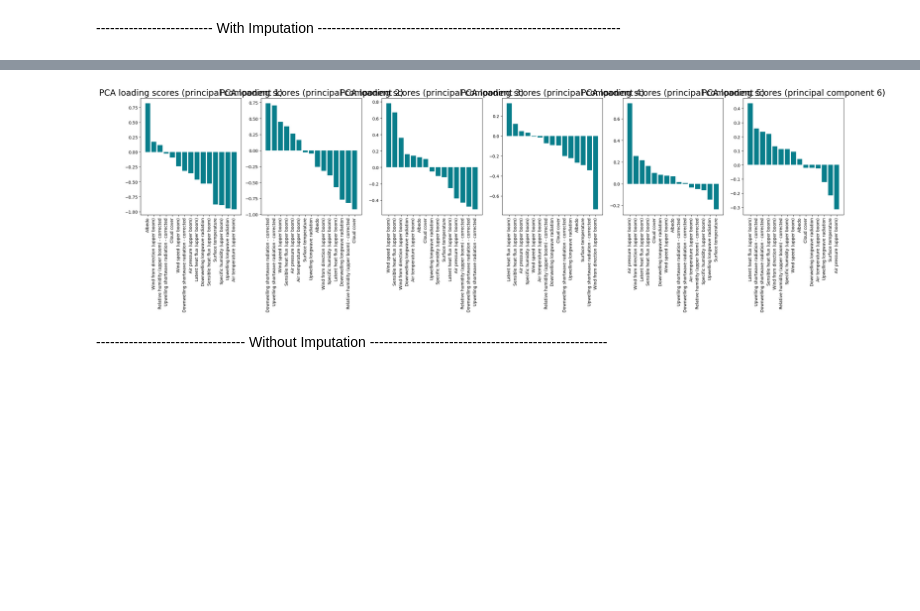
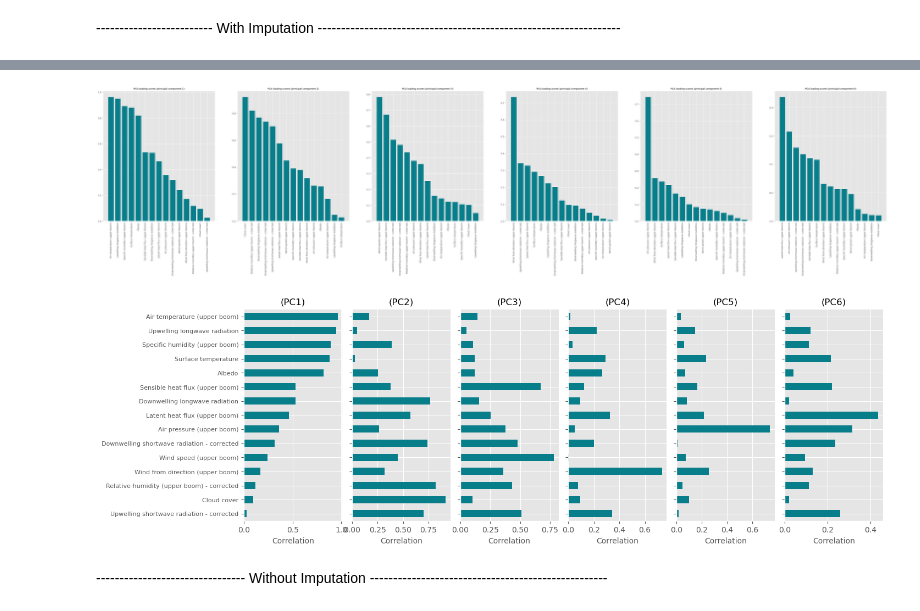
Before and after one commit to markbjerre/GEUS-Master-Thesis, a Jupyter notebook: scripts/SMB_Models_PCAv2.ipynb, the cells around one changed output, grey strips where cells are left out. Saved outputs shown, nothing was run; the diff lists cells and outputs as text; code cells hidden in the pictures; blank space fills up the shorter version.

```diff
--- a/scripts/SMB_Models_PCAv2.ipynb
+++ b/scripts/SMB_Models_PCAv2.ipynb
@@ -115,6 +115,7 @@ y=df["Surface height from combined measurements"]
 # using the train test split function
 X_train, X_test,y_train, y_test = train_test_split(X,y,
                                    test_size=0.2,
+                                   random_state=2023,
                                    shuffle=False)
 
 # This bit to convert all numerical values into the same scale
@@ -240,43 +227,72 @@ display(pca_df.iloc[1,:].sum())
 # %%
-
-
-
 labels_vals = list(labels.values())
 loadings = pd.DataFrame(
     data=pca.components_.T * np.sqrt(pca.explained_variance_),
     columns= labels_vals,
     index=  X_train[num_cols].columns
 )
 
 def plot_pca_loadings(labels_vals, loadings):
-    fig, axes = plt.subplots(1, len(labels_vals), figsize=(len(labels_vals)*5, 5))
+    fig, axes = plt.subplots(1, len(labels_vals), figsize=(len(labels_vals)*10, 10))
 
     for i, label in enumerate(labels_vals):
-        pc_loadings = loadings.sort_values(by=label, ascending=False)[[label]]
+        pc_loadings = loadings.abs().sort_values(by=label, ascending=False)[[label]]
         pc_loadings = pc_loadings.reset_index()
         pc_loadings.columns = ['Attribute', 'CorrelationWithPC{}'.format(i+1)]
         axes[i].bar(x=pc_loadings['Attribute'], height=pc_loadings['CorrelationWithPC{}'.format(i+1)], color='#087E8B')
-        axes[i].set_title('PCA loading scores (principal component {})'.format(i+1), size=20)
+        axes[i].set_title('PCA loading scores (principal component {})'.format(i+1), size=10)
         axes[i].tick_params(axis='x', rotation=90)
 
     plt.show()
 
-plot_pca_loadings(labels_vals,loadings)
-loadings = pd.DataFrame(
-    data=pca.components_.T * np.sqrt(pca.),
-    columns= labels_vals,
-    index=  X_train[num_cols].columns
-)
-#pc1_loadings = loadings.sort_values(by=labels_vals[0], ascending=False)[[labels_vals[0]]]
-#pc1_loadings = pc1_loadings.reset_index()
-#pc1_loadings.columns = ['Attribute', 'CorrelationWithPC1']
+plot_pca_loadings(labels_vals, loadings)
 
-#plt.bar(x=pc1_loadings['Attribute'], height=pc1_loadings['CorrelationWithPC1'], color='#087E8B')
-#plt.title('PCA loading scores (first principal component)', size=20)
-#plt.xticks(rotation='vertical')
-#plt.show()
+def plot_pca_stacked(labels_vals, loadings):
+    fig, axs = plt.subplots(nrows=len(loadings.columns), sharey=True, figsize=(8, 10))
+
+    # Loop over each column in the loadings dataframe and create a bar chart for each feature
+    for i, col in enumerate(loadings.columns):
+        axs[i].bar(x=loadings.index, height=loadings[col].abs(), color='#087E8B')
+        axs[i].set_title(col)
+        axs[i].tick_params(labelbottom=False, bottom=False)  # Hide x-axis labels and ticks for all subplots except the bottom one
+        axs[i].spines['right'].set_visible(False)  # Hide right spines for all subplots
+        axs[i].spines['top'].set_visible(False)  # Hide top spines for all subplots
+        if i == len(loadings.columns) - 1:
+            axs[i].tick_params(labelbottom=True, bottom=True, labelrotation=90)
+
+    # Set y-axis label and adjust subplots layout
+    fig.text(0, 0.5, 'Contribution to PCA', va='center', rotation='vertical')
+    fig.tight_layout(pad=1.5)
+    plt.show()
+
+#plot_pca_stacked(labels_vals, loadings)
+
+def plot_pca_vert(labels_vals,loadings, absolute=False):
+    plt.style.use('ggplot')
+    fig, axes = plt.subplots(nrows=1, ncols=len(loadings.columns), figsize=(15,5), sharey=True)
+    if absolute:
+        loadings = loadings.abs()
+    loadings = loadings.sort_values(by=loadings.columns[0],ascending=True)
+    for i, col in enumerate(loadings.columns):
+
+        loadings[col].plot(kind='barh', ax=axes[i], color='#087E8B')
+
+        axes[i].set_title(f'(PC{i+1})', size=12)
+        axes[i].set_ylabel('')
+        axes[i].set_xlabel('Correlation', size=10)
+        axes[i].tick_params(axis='y', rotation=0, labelsize=8)
+        axes[i].set_yticks(np.arange(len(loadings.index)))
+        axes[i].set_yticklabels(loadings.index, fontsize=8)
+        axes[i].spines['right'].set_visible(False)
+        axes[i].spines['top'].set_visible(False)
+
+    plt.subplots_adjust(wspace=0.1)
+    plt.show()
+
+plot_pca_vert(labels_vals, loadings, absolute=True)
 # %% [output]
-[figure, old version]
+[figure, new version]
+[figure, added]
 # %% [markdown]
 -------------------------------- Without Imputation ---------------------------------------------------
 # %%
```
Also changed, not shown: parts of 4 cells of this notebook.
